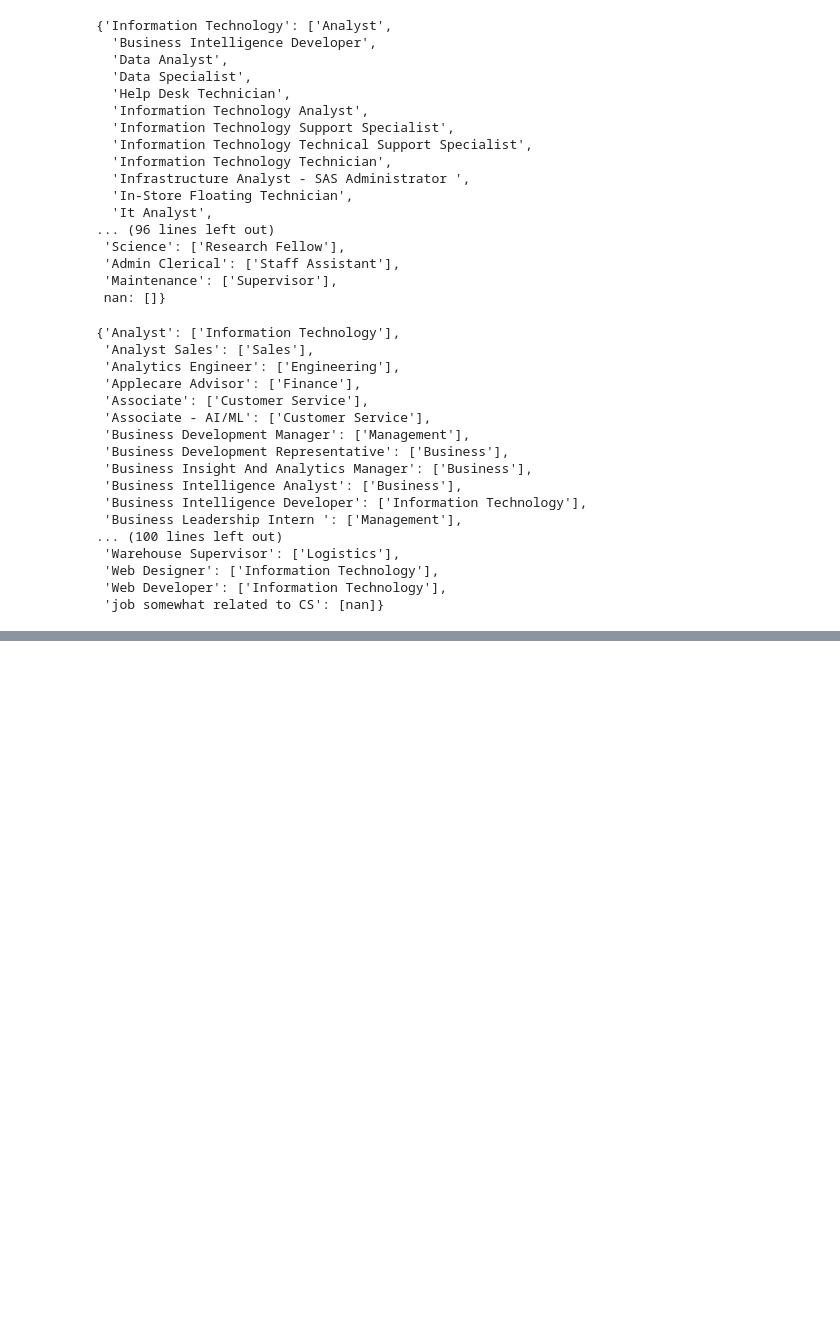
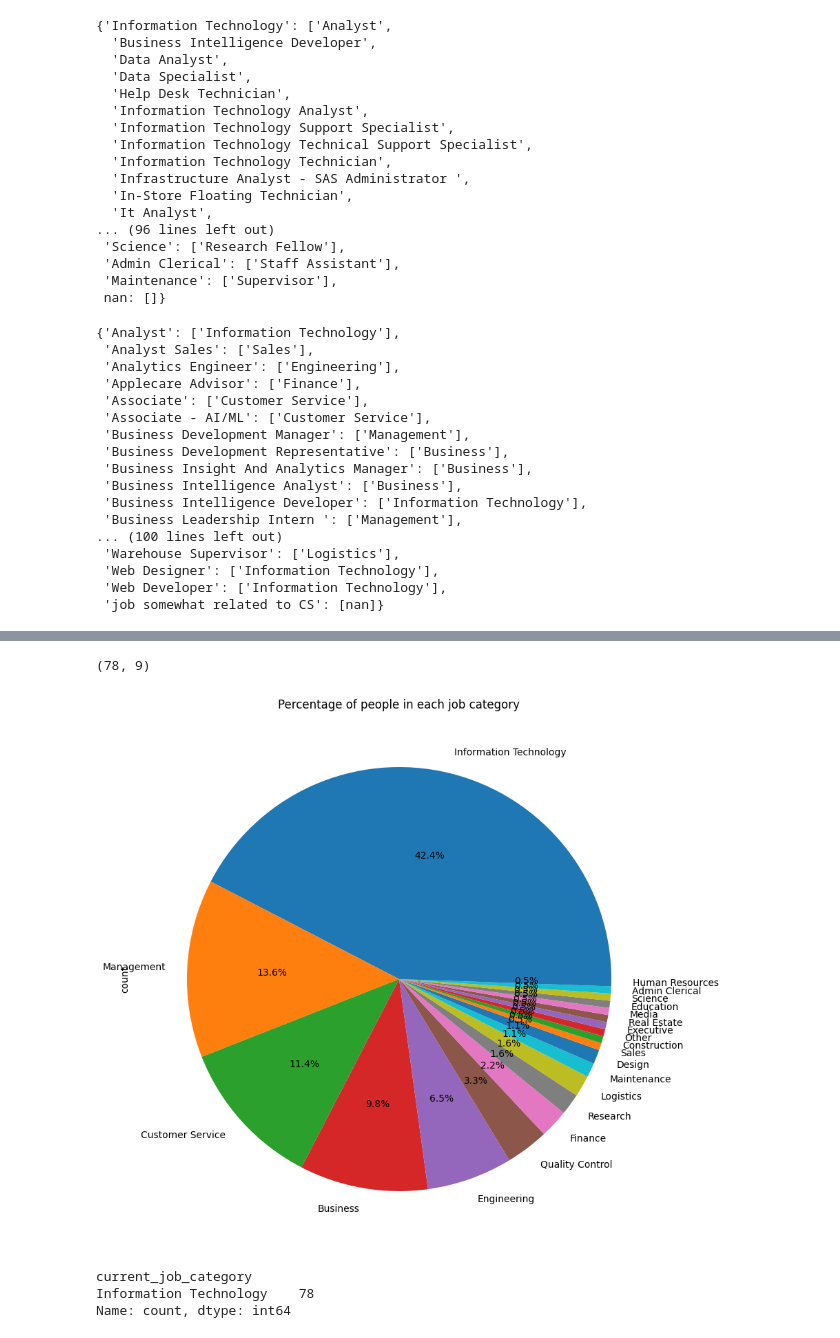
Before and after one commit to srenikuntla1/Job-Trend-Analysis-Final-Project, a Jupyter notebook: Final_Project.ipynb, the cells around one changed output, grey strips where cells are left out. Cells and saved outputs as stored; diff of their text form; code cells hidden in the pictures; blank space fills up the shorter version.

```diff
--- a/Final_Project.ipynb
+++ b/Final_Project.ipynb
@@ -191,0 +206,20 @@ title_category
+# %%
+IT.shape
+# %% [output]
+(78, 9)
+# %%
+# create a pie chart with percentage of people in each job category from the dataframe df
+import matplotlib.pyplot as plt
+plt.figure(figsize=(10,10))
+df['current_job_category'].value_counts().plot(kind='pie', autopct='%1.1f%%')
+plt.title('Percentage of people in each job category')
+plt.show()
+# %% [output]
+[figure, added]
+# %%
+# how many people are doing information technology related jobs
+IT['current_job_category'].value_counts()
+# %% [output]
+current_job_category
+Information Technology    78
+Name: count, dtype: int64
```
Also changed, not shown: parts of 4 cells of this notebook.
